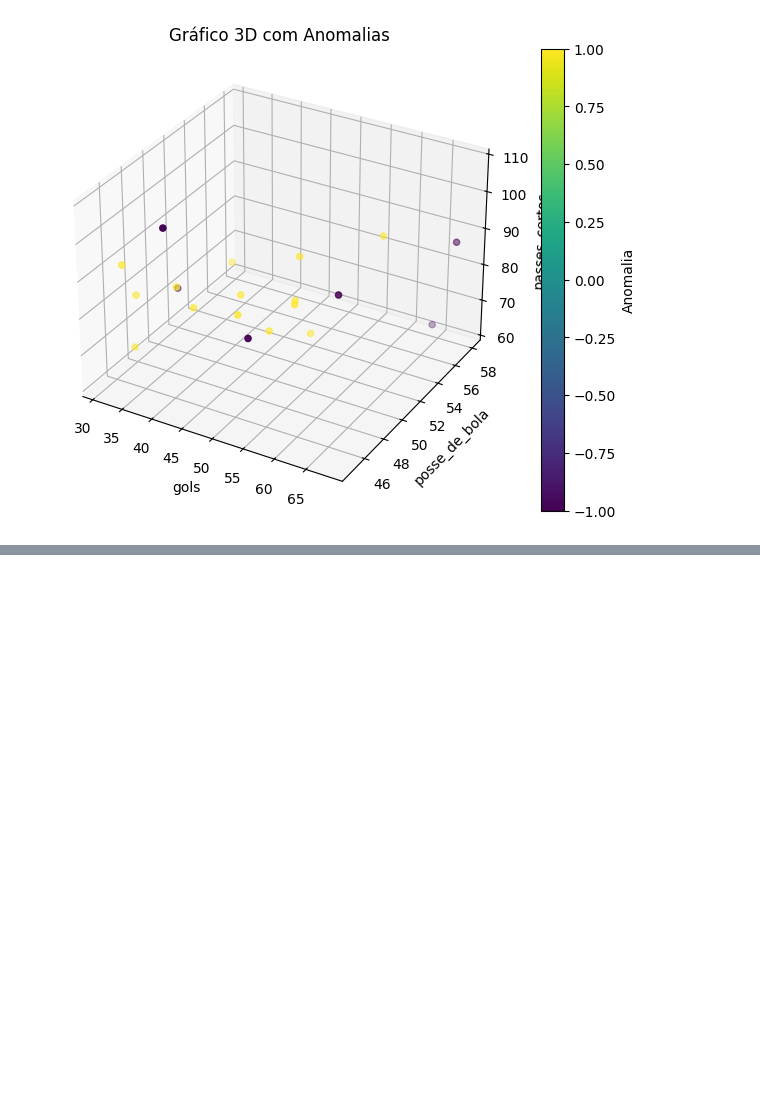
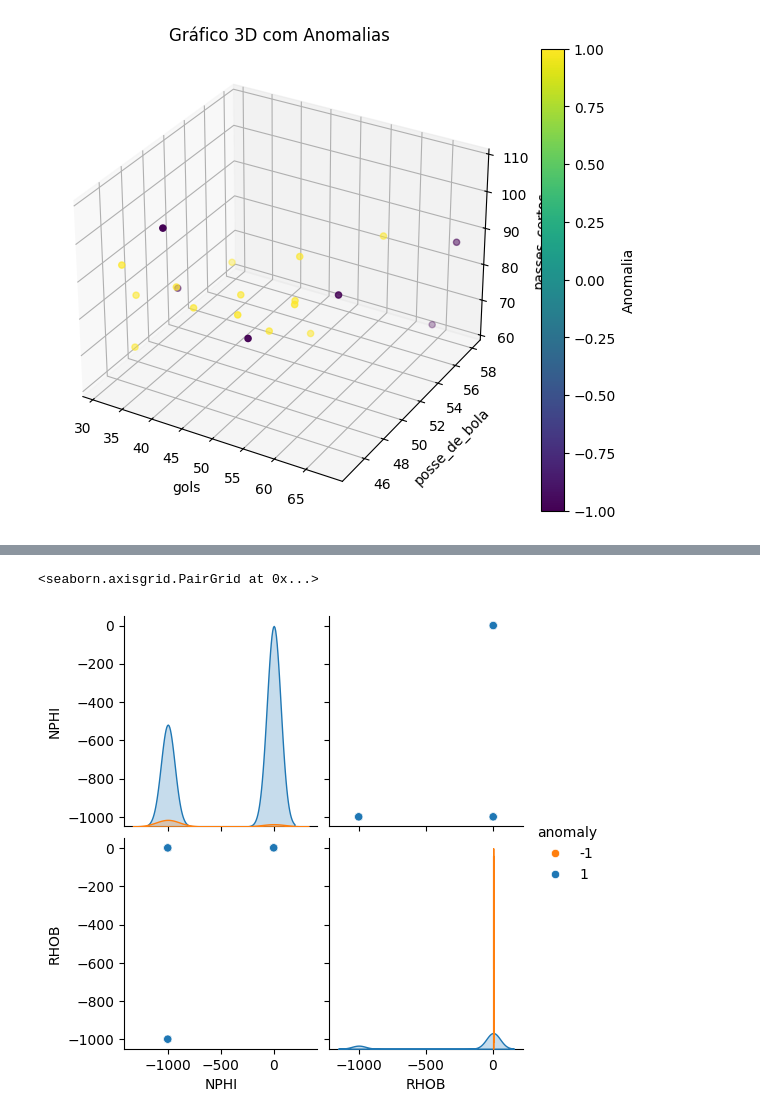
Before and after one commit to Yuri-Campos/IsolationForest, a Jupyter notebook: IsolationForest.ipynb, the cells around one changed output, grey strips where cells are left out. Saved outputs shown, nothing was run; the diff lists cells and outputs as text; code cells hidden in the pictures; blank space fills up the shorter version.

```diff
--- a/IsolationForest.ipynb
+++ b/IsolationForest.ipynb
@@ -374,0 +444,6 @@ fig.colorbar(scatter, label='Anomalia', orientation='vertical')
+# %%
+palette = ['#ff7f0e', '#1f77b4']
+sns.pairplot(df_well, vars=inputs, hue='anomaly', palette = palette)
+# %% [output]
+<seaborn.axisgrid.PairGrid at 0x...>
+[figure, added]
```
Also changed, not shown: parts of 23 cells of this notebook.
